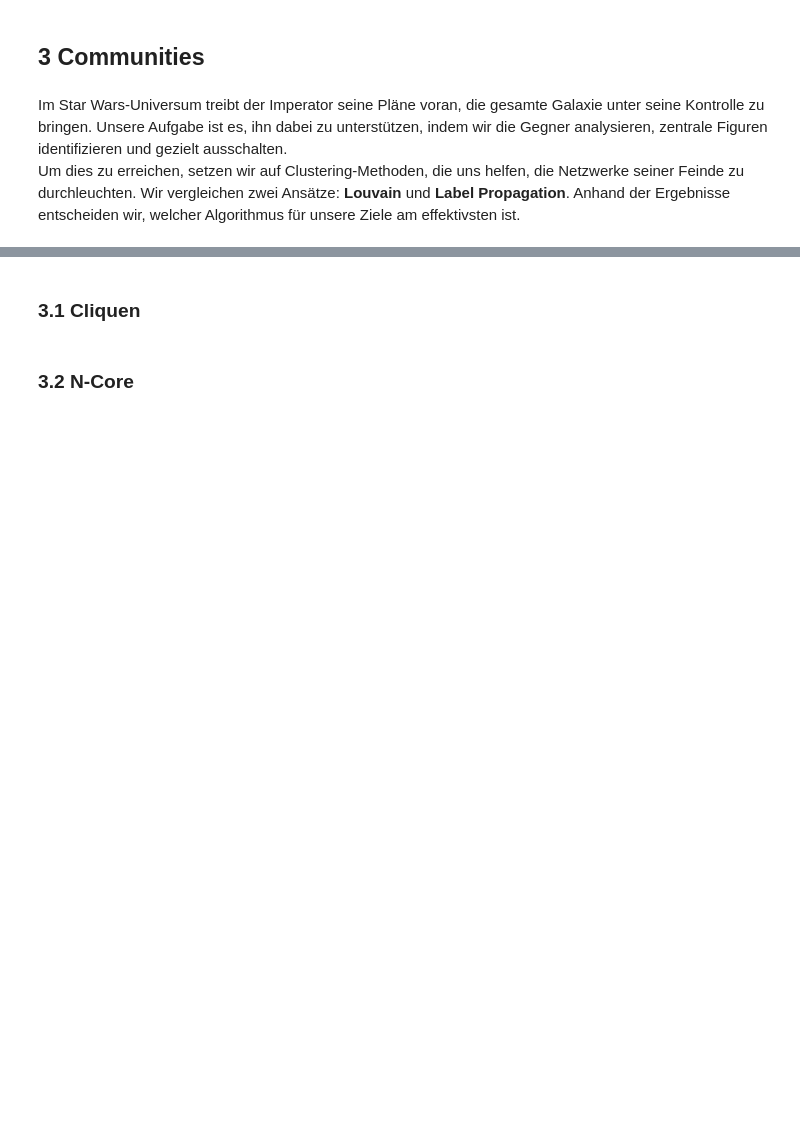
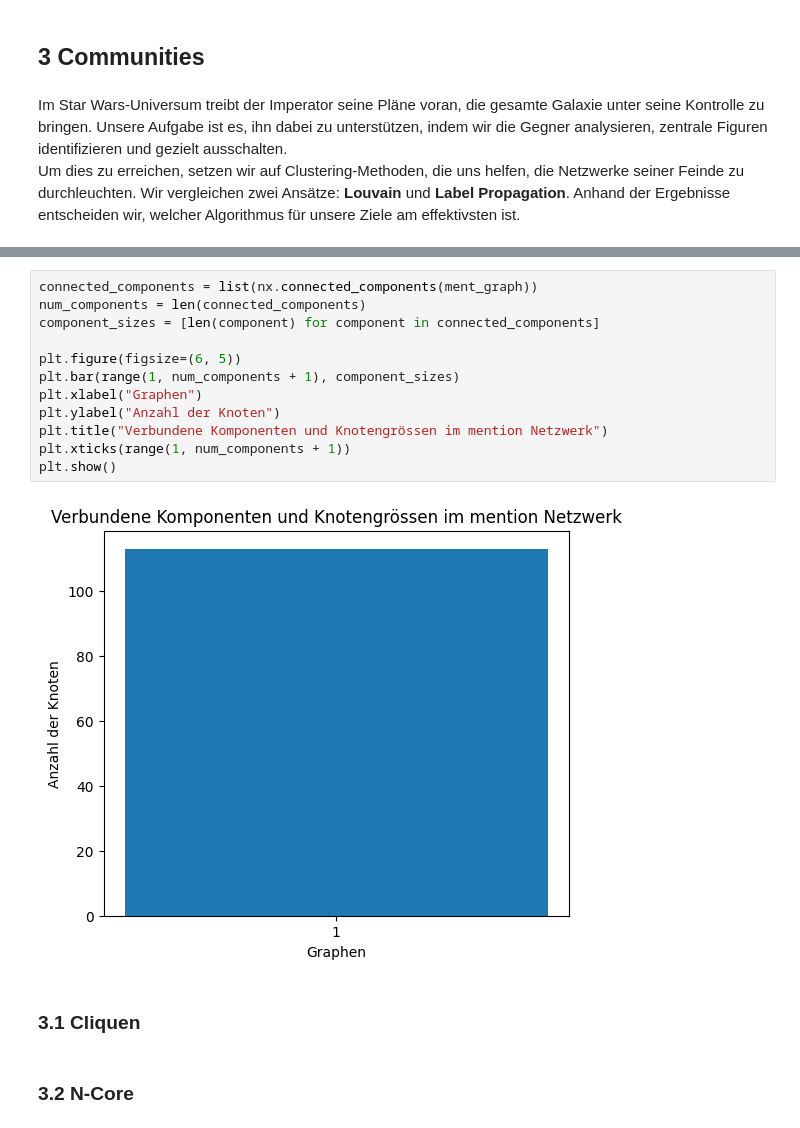
Before and after one commit to Luuzemp14/san_hs24_minichallenge, a Jupyter notebook: master_notebook.ipynb, the cells around one changed output, grey strips where cells are left out. Saved outputs shown, nothing was run; the diff lists cells and outputs as text; blank space fills up the shorter version.

```diff
--- a/master_notebook.ipynb
+++ b/master_notebook.ipynb
@@ -139,3 +237,17 @@ Um dies zu erreichen, setzen wir auf Clustering-Methoden, die uns helfen, die Ne
+# %%
+connected_components = list(nx.connected_components(ment_graph))
+num_components = len(connected_components)
+component_sizes = [len(component) for component in connected_components]
+
+plt.figure(figsize=(6, 5))
+plt.bar(range(1, num_components + 1), component_sizes)
+plt.xlabel("Graphen")
+plt.ylabel("Anzahl der Knoten")
+plt.title("Verbundene Komponenten und Knotengrössen im mention Netzwerk")
+plt.xticks(range(1, num_components + 1))
+plt.show()
+# %% [output]
+[figure, added]
 # %% [markdown]
 ### 3.1 Cliquen
 # %% [markdown]
```
Also changed, not shown: parts of 18 cells of this notebook.
